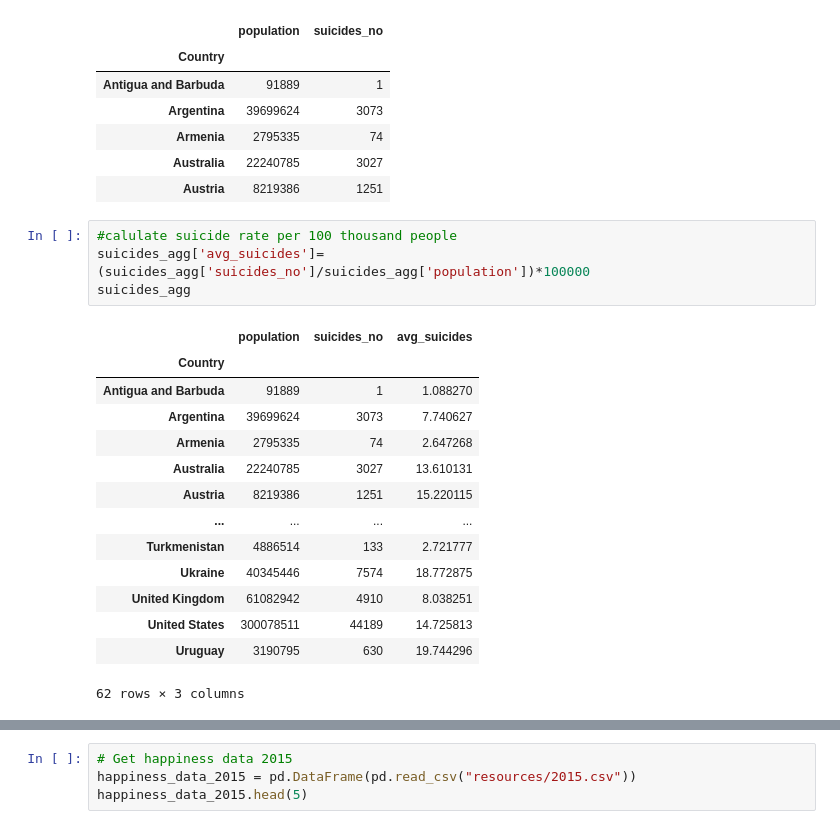
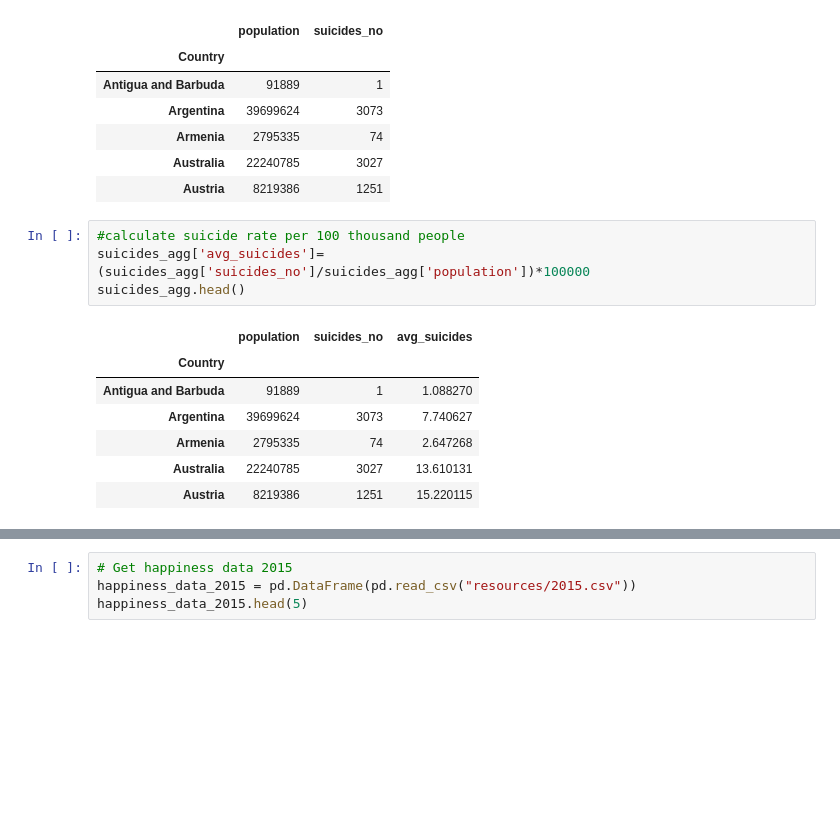
Before and after one commit to rashmirekha27/Team_suicide_squad, a Jupyter notebook: Team_suicide.ipynb, the cells around one changed output, grey strips where cells are left out. Cells and saved outputs as stored; diff of their text form; blank space fills up the shorter version.

```diff
--- a/Team_suicide.ipynb
+++ b/Team_suicide.ipynb
@@ -101,21 +77,14 @@ suicides_agg.head()
 | Australia | 22240785 | 3027 |
 | Austria | 8219386 | 1251 |
 # %%
-#calulate suicide rate per 100 thousand people
+#calculate suicide rate per 100 thousand people
 suicides_agg['avg_suicides']=(suicides_agg['suicides_no']/suicides_agg['population'])*100000
-suicides_agg
+suicides_agg.head()
 # %% [output]
 |  | population | suicides_no | avg_suicides |
 | Country |  |  |  |
 | Antigua and Barbuda | 91889 | 1 | 1.088270 |
 | Argentina | 39699624 | 3073 | 7.740627 |
 | Armenia | 2795335 | 74 | 2.647268 |
 | Australia | 22240785 | 3027 | 13.610131 |
 | Austria | 8219386 | 1251 | 15.220115 |
-| ... | ... | ... | ... |
-| Turkmenistan | 4886514 | 133 | 2.721777 |
-| Ukraine | 40345446 | 7574 | 18.772875 |
-| United Kingdom | 61082942 | 4910 | 8.038251 |
-| United States | 300078511 | 44189 | 14.725813 |
-| Uruguay | 3190795 | 630 | 19.744296 |
-62 rows × 3 columns
```
Also changed, not shown: parts of 14 cells of this notebook, 2 other files.
